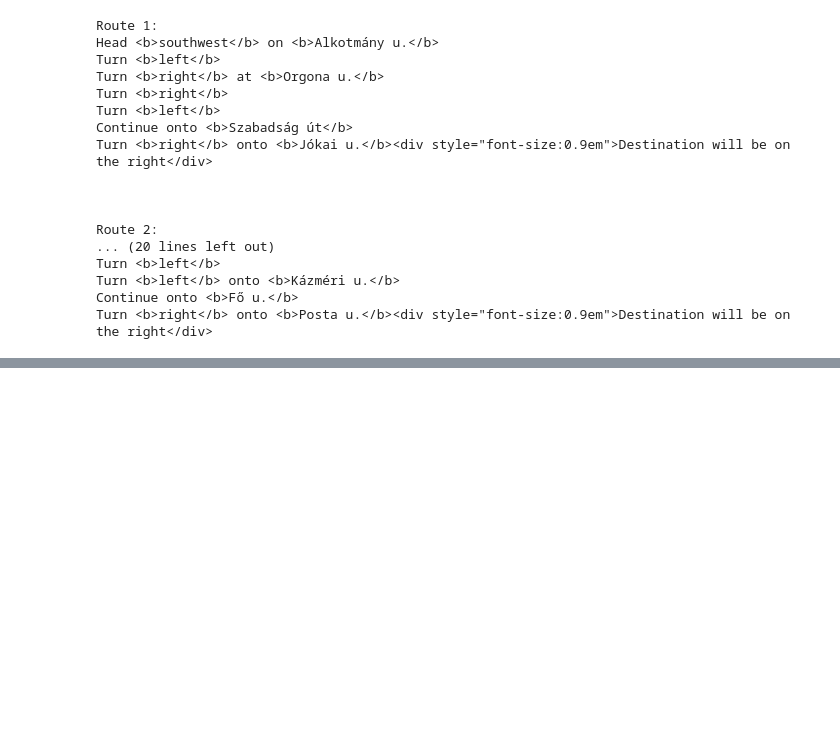
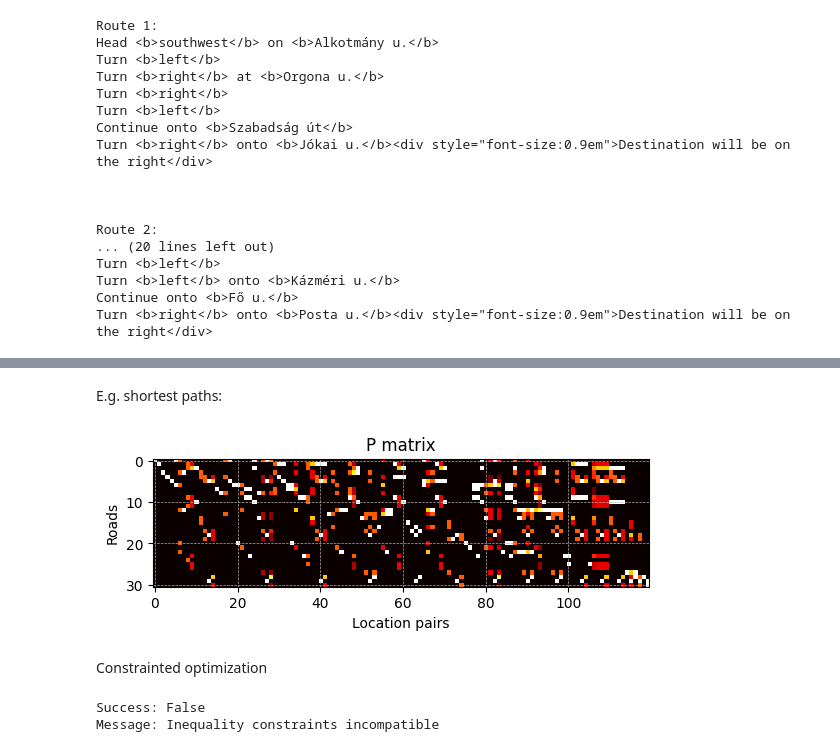
Before and after one commit to me9hanics/origin-destination-matrix-from-traffic, a Jupyter notebook: odm.ipynb, the cells around one changed output, grey strips where cells are left out. Saved outputs shown, nothing was run; the diff lists cells and outputs as text; code cells hidden in the pictures; blank space fills up the shorter version.

Commit message:
add P matrix computation + incomplete optimization

```diff
--- a/odm.ipynb
+++ b/odm.ipynb
@@ -60,0 +107,2 @@ Turn <b>right</b> onto <b>Posta u.</b><div style="font-size:0.9em">Destination w
+# %% [markdown]
+E.g. shortest paths:
@@ -60,0 +123,18 @@ Turn <b>right</b> onto <b>Posta u.</b><div style="font-size:0.9em">Destination w
+# %%
+extra_paths = computing_functions.create_paths_dict([['Budapest', 'div_point_Miskolc_Debrecen', 'div_point_Debrecen_Nyíregyháza', 'Debrecen']])
+hidden_locs = ['div_point_Miskolc_Debrecen', 'div_point_Debrecen_Nyíregyháza', 'div_point_Sopron_Szombathely']
+v, P, odm, extra = computing_functions.v_P_odmbp_shortest_paths(G_simple, hidden_locations=hidden_locs, extra_paths_dict = extra_paths)
+# %%
+import matplotlib.pyplot as plt
+
+fig, ax = plt.subplots()
+cax = ax.imshow(P, cmap='hot', interpolation='nearest')
+#fig.colorbar(cax)
+ax.set_title('P matrix')
+ax.set_xlabel('Location pairs')
+ax.set_ylabel('Roads')
+plt.grid(True, which='both', linestyle='--', linewidth=0.5)
+
+plt.show()
+# %% [output]
+[figure, added]
@@ -60,0 +147,2 @@ Turn <b>right</b> onto <b>Posta u.</b><div style="font-size:0.9em">Destination w
+# %% [markdown]
+Constrainted optimization
@@ -60,0 +168,6 @@ Turn <b>right</b> onto <b>Posta u.</b><div style="font-size:0.9em">Destination w
+# %%
+print('Success:', res.success)
+print('Message:', res.message)
+# %% [output]
+Success: False
+Message: Inequality constraints incompatible
```
Also changed, not shown: parts of 11 cells of this notebook.
